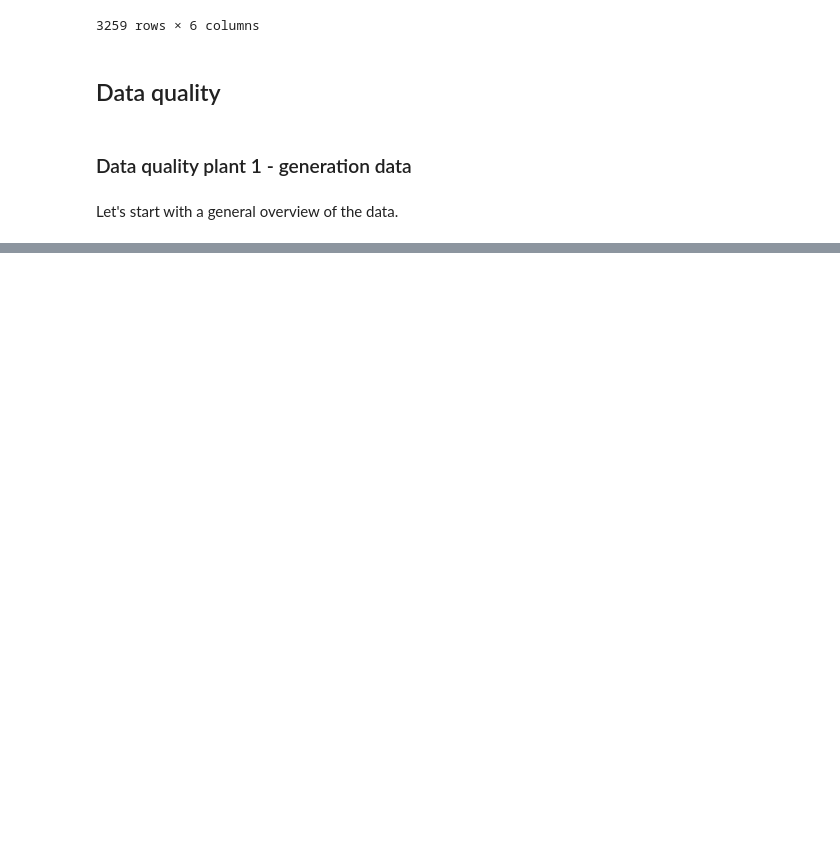
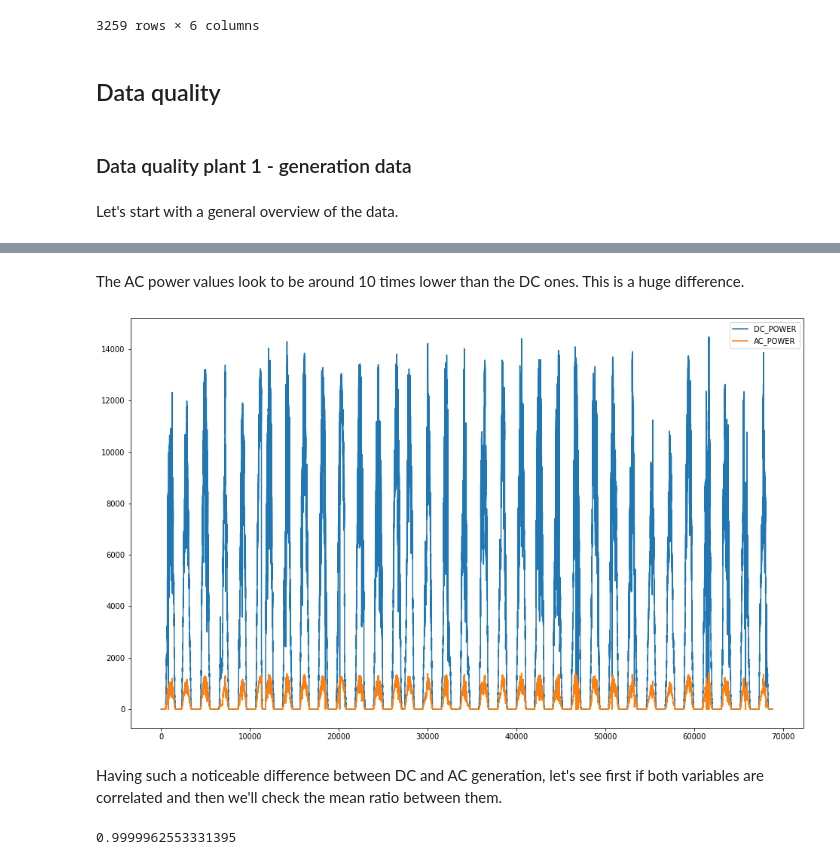
Before and after one commit to luis-cj/data-science-solar-power-plant, a Jupyter notebook: solar_power_plant_part_1.ipynb, the cells around one changed output, grey strips where cells are left out. Saved outputs shown, nothing was run; the diff lists cells and outputs as text; code cells hidden in the pictures; blank space fills up the shorter version.

```diff
--- a/solar_power_plant_part_1.ipynb
+++ b/solar_power_plant_part_1.ipynb
@@ -101,0 +123,2 @@ Let's start with a general overview of the data.
+# %%
+p1g["DATE_TIME"] = pd.to_datetime(p1g["DATE_TIME"], dayfirst=True)
@@ -101,0 +144,2 @@ Let's start with a general overview of the data.
+# %%
+p1g["PLANT_ID"] = p1g["PLANT_ID"].replace(4135001, "p1")
@@ -101,0 +156,12 @@ Let's start with a general overview of the data.
+# %% [markdown]
+The AC power values look to be around 10 times lower than the DC ones. This is a huge difference.
+# %%
+p1g[["DC_POWER","AC_POWER"]].plot(figsize=(16,10));
+# %% [output]
+[figure, added]
+# %% [markdown]
+Having such a noticeable difference between DC and AC generation, let's see first if both variables are correlated and then we'll check the mean ratio between them.
+# %%
+p1g["DC_POWER"].corr(p1g["AC_POWER"])
+# %% [output]
+0.9999962553331395
```
Also changed, not shown: parts of 11 cells of this notebook.
